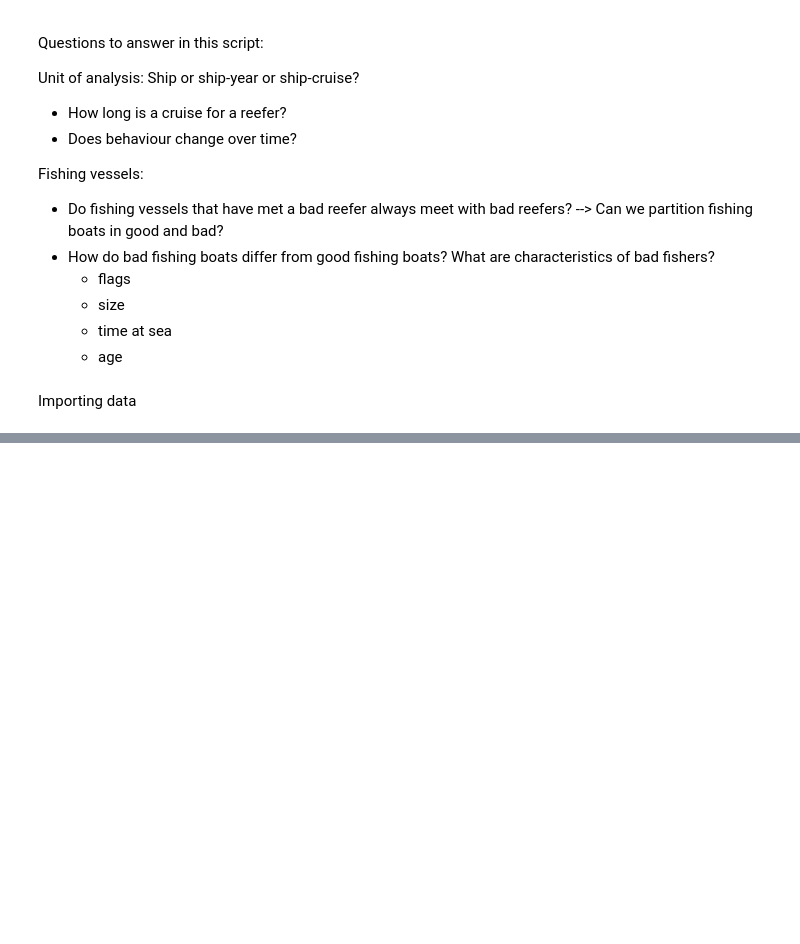
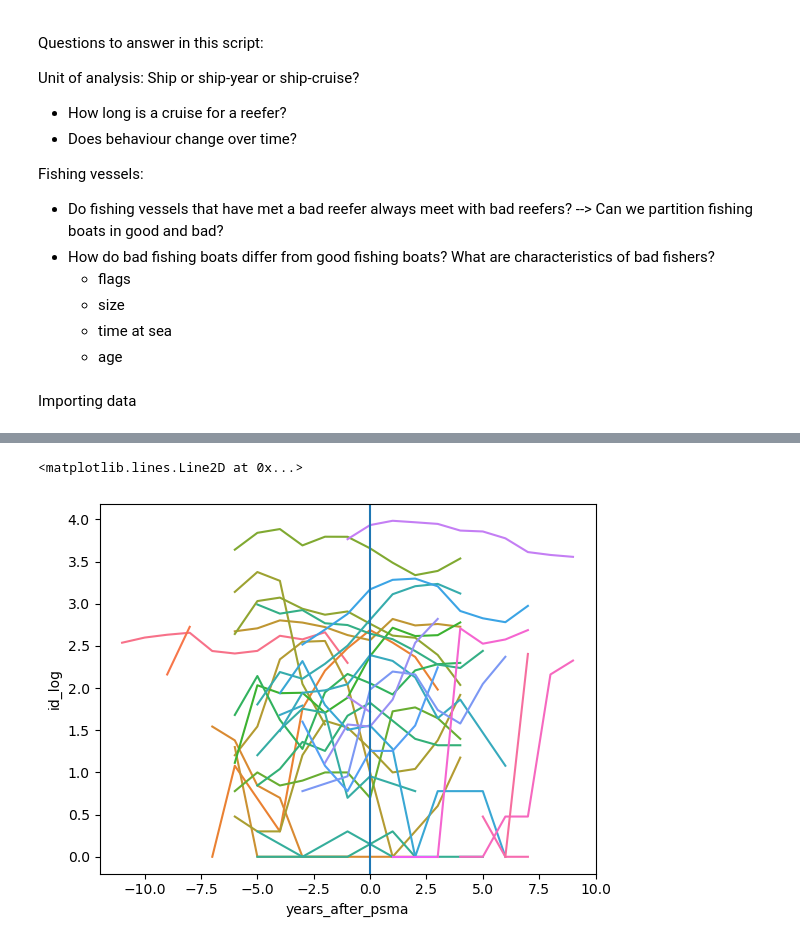
Before and after one commit to sebdodt/90739-iuu-systems-project, a Jupyter notebook: port_evaluation/eda/gfw_eda.ipynb, the cells around one changed output, grey strips where cells are left out. Drawn from its saved outputs; the diff is of its cells as text; code cells hidden in the pictures; blank space fills up the shorter version.

```diff
--- a/port_evaluation/eda/gfw_eda.ipynb
+++ b/port_evaluation/eda/gfw_eda.ipynb
@@ -35,0 +118,10 @@ port_visits.groupby('vessel.mmsi')['end']
+# %%
+loitering_per_psma = loit.groupby(['years_after_psma', 'vessel.flag'])['id'].count().reset_index()
+loitering_per_psma['years_after_psma'] = loitering_per_psma['years_after_psma'].astype(int)
+loitering_per_psma['id_log'] = np.log10(loitering_per_psma['id'])
+# %%
+sns.lineplot(loitering_per_psma, x ='years_after_psma', y='id_log', hue='vessel.flag', legend=False)
+plt.axvline(0, 0,1)
+# %% [output]
+<matplotlib.lines.Line2D at 0x...>
+[figure, added]
```
Also changed, not shown: parts of 25 cells of this notebook.
